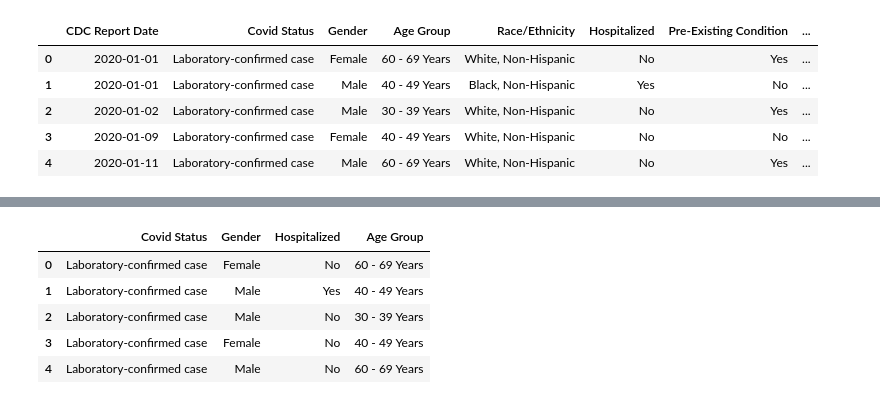
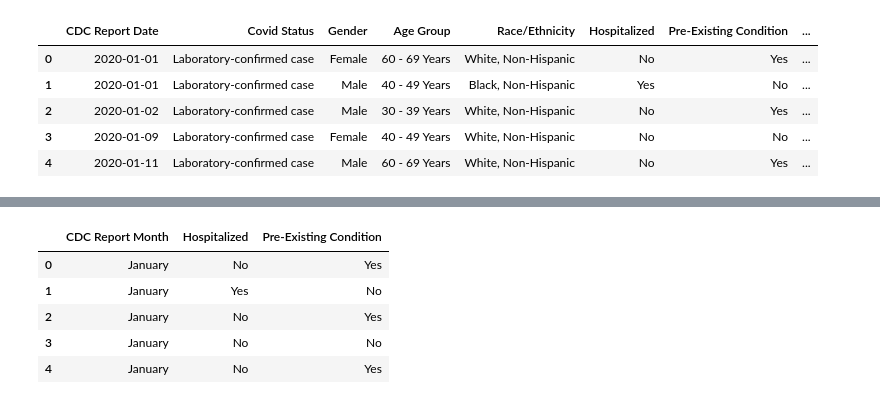
Before and after one commit to jforbis/rougeSquadron, a Jupyter notebook: JupyterScripts/StevensCleanData.ipynb, the cells around one changed output, grey strips where cells are left out. Saved outputs shown, nothing was run; the diff lists cells and outputs as text; code cells hidden in the pictures.

```diff
--- a/JupyterScripts/StevensCleanData.ipynb
+++ b/JupyterScripts/StevensCleanData.ipynb
@@ -324,11 +445,11 @@ patient_sex_df.head()
 # %%
-# Data Frame Specific to the Analysis of Age Group vs. Hospitalization Status
-patient_age_df = resetCdcDf[["Covid Status", "Gender", "Hospitalized", "Age Group"]]
-patient_age_df.head()
+# Data Frame Specific to the Analysis of Pre-Exisiting Condition vs. Hospitalization Status
+patient_premed_df = resetCdcDf[["CDC Report Month", "Hospitalized", "Pre-Existing Condition"]]
+patient_premed_df.head()
 # %% [output]
-|  | Covid Status | Gender | Hospitalized | Age Group |
-| 0 | Laboratory-confirmed case | Female | No | 60 - 69 Years |
-| 1 | Laboratory-confirmed case | Male | Yes | 40 - 49 Years |
-| 2 | Laboratory-confirmed case | Male | No | 30 - 39 Years |
-| 3 | Laboratory-confirmed case | Female | No | 40 - 49 Years |
-| 4 | Laboratory-confirmed case | Male | No | 60 - 69 Years |
+|  | CDC Report Month | Hospitalized | Pre-Existing Condition |
+| 0 | January | No | Yes |
+| 1 | January | Yes | No |
+| 2 | January | No | Yes |
+| 3 | January | No | No |
+| 4 | January | No | Yes |
```
Also changed, not shown: parts of 14 cells of this notebook.
